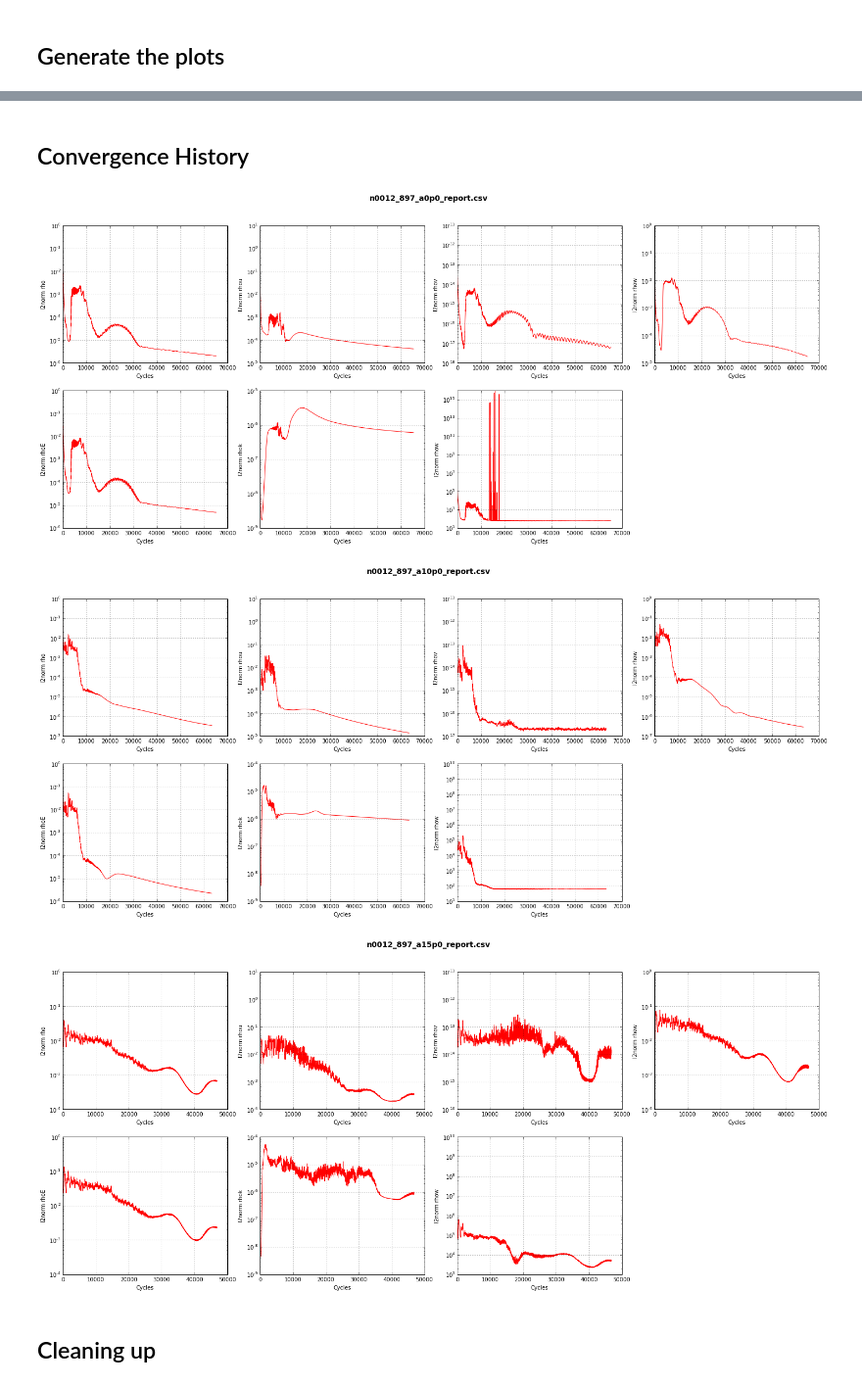
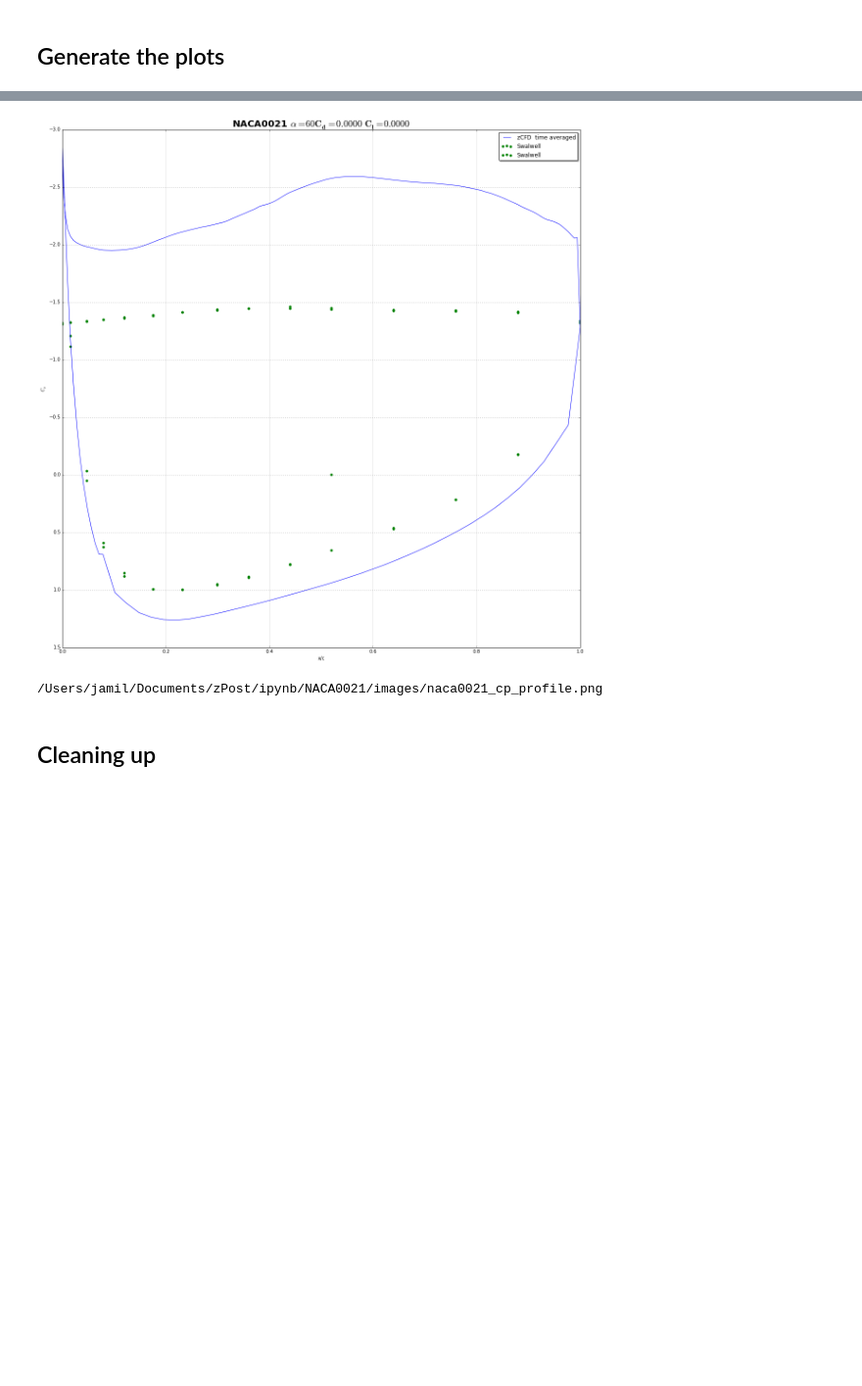
Before and after one commit to zCFD/zPost, a Jupyter notebook: ipynb/NACA0021/NACA0021.ipynb, the cells around one changed output, grey strips where cells are left out. Shown: that part at 98% size. Cells and saved outputs as stored; diff of their text form; code cells hidden in the pictures; blank space fills up the shorter version.

```diff
--- a/ipynb/NACA0021/NACA0021.ipynb
+++ b/ipynb/NACA0021/NACA0021.ipynb
@@ -234,14 +127,39 @@ display(FileLink('images/naca0012_clcd.png'))
-# %% [markdown]
-## Convergence History
-# %%
-from zutil.post import residual_plot
-for case in case_dict:
-    residual_plot(get_case_report(case))
-show()
-# %% [output]
-[figure, removed]
-[figure, removed]
-[figure, removed]
+# %%
+from zutil.post import get_num_procs
+
+fig = figure(figsize=(20, 20),dpi=100, facecolor='w', edgecolor='k')
+
+case_name = 'NACA0021'
+num_procs = get_num_procs(case_name,data_host=data_host,data_dir=data_dir)
+
+# Get time averaged sectional Cp
+from zutil.post import get_fw_csv_data, get_csv_data
+
+cp_data = get_fw_csv_data('data/UFR2-11_Avg_surface_CP.dat',widths=None,header=True)
+
+
+ax = fig.add_subplot(1,1,1)
+ax.grid(True)
+ax.set_xlabel('x/c')
+ax.set_ylabel(r'$C_p$')
+ax.axis([0,1,1.5,-3.0])
+ax.scatter(cp_data['x/c'],cp_data['60B1'],color='g',label='Swalwell')
+ax.scatter(cp_data['x/c'],cp_data['60B2'],color='g',label='Swalwell')
+plot_cp_profile(ax,'zCFD ',get_case_root(case_name,str(num_procs)))
+ax.legend(loc='upper right', shadow=True)
+
+
+from matplotlib.backends.backend_pdf import PdfPages
+pp = PdfPages('images/naca0021_cp_profile.pdf')
+pp.savefig()
+pp.close()
+fig.savefig("images/naca0021_cp_profile.png")
+show()
+from IPython.display import FileLink, display
+display(FileLink('images/naca0021_cp_profile.png'))
+# %% [output]
+[figure, added]
+/Users/jamil/Documents/zPost/ipynb/NACA0021/images/naca0021_cp_profile.png
 # %% [markdown]
 ## Cleaning up
 # %%
```
Also changed, not shown: parts of 6 cells of this notebook, 3 other files.
